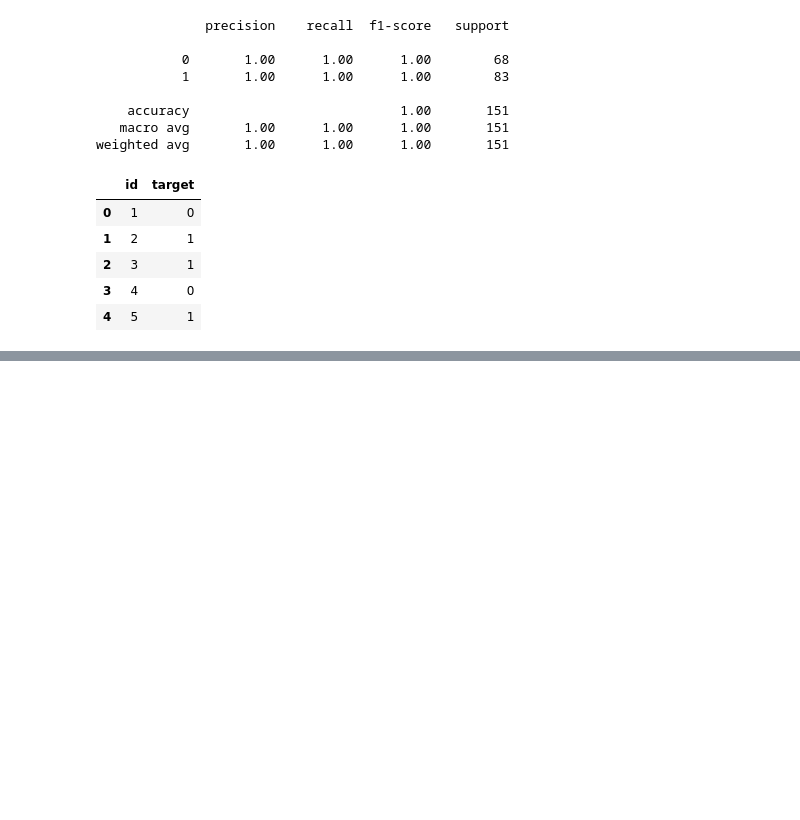
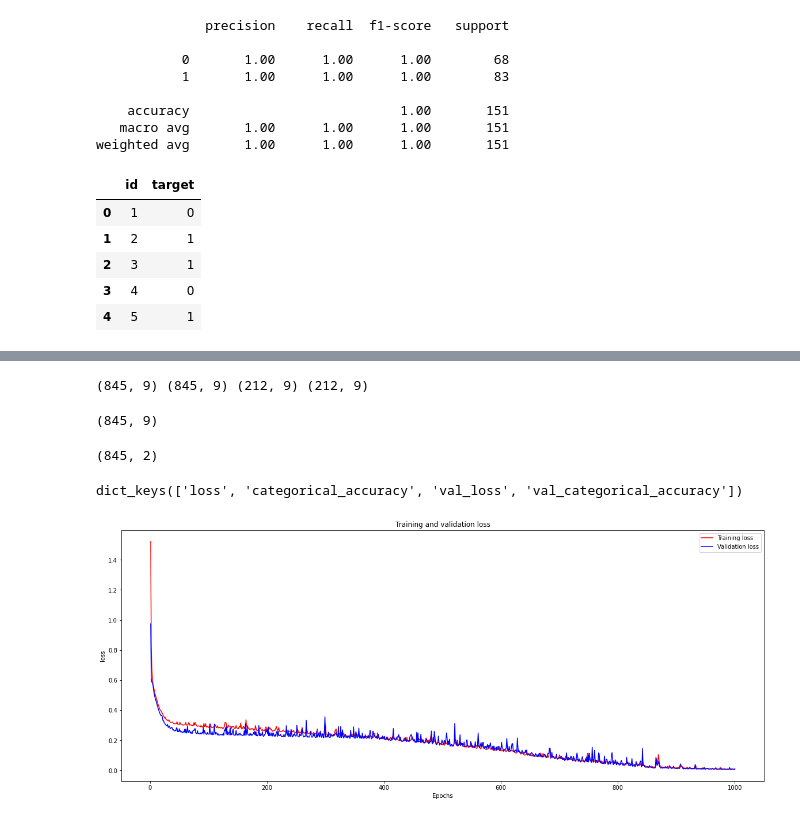
Before and after one commit to Jeong-Beom/TIL, a Jupyter notebook: Self-Study/복습 및 자습/DACON/심장 질환 예측 경진대회(Basic)/Model_01.ipynb, the cells around one changed output, grey strips where cells are left out. Saved outputs shown, nothing was run; the diff lists cells and outputs as text; code cells hidden in the pictures; blank space fills up the shorter version.

```diff
--- a/Self-Study/복습 및 자습/DACON/심장 질환 예측 경진대회(Basic)/Model_01.ipynb
+++ b/Self-Study/복습 및 자습/DACON/심장 질환 예측 경진대회(Basic)/Model_01.ipynb
@@ -170,0 +236,64 @@ pd.read_csv(PATH + 'sample_submission(DT).csv').head()
+# %%
+# 학습데이터로 사용하기 위해 pandas파일을 numpy파일로 변환
+print(X_train.shape, X_train.to_numpy().shape, X_test.shape, X_test.to_numpy().shape)
+X_train = X_train.to_numpy()
+X_test = X_test.to_numpy()
+y_train = y_train.target.to_numpy()
+y_test = y_test.target.to_numpy()
+# %% [output]
+(845, 9) (845, 9) (212, 9) (212, 9)
+# %%
+# 신경망 분류모델 작성
+import tensorflow as tf
+from tensorflow.keras.models import Sequential
+from tensorflow.keras.layers import Dense
+from tensorflow.keras.utils import to_categorical
+
+# quality가 범주형이므로 범주형으로 변환
+y_train = to_categorical(y_train)
+y_test = to_categorical(y_test)
+
+print(X_train.shape)
+# %% [output]
+(845, 9)
+# %%
+y_train.shape
+# %% [output]
+(845, 2)
+# %%
+# 입력데이터의 형태를 반드시 입력해주어야 함
+# 차원이 6개 -> input값 일치화
+model = Sequential()
+model.add(Dense(64, activation = 'relu', input_shape = (9, ))) # 6차원의 데이터를 입력으로 받고, 64개의 출력 가지는 첫번째 Dense층
+model.add(Dense(32, activation = 'relu')) # 32개의 출력을 가지는 Dense층
+model.add(Dense(16, activation = 'relu')) # 16개의 출력을 가지는 Dense층
+model.add(Dense(8, activation = 'relu')) # 8개의 출력을 가지는 Dense층
+model.add(Dense(2, activation = 'softmax')) # 9개의 출력을 가지는 신경망(마지막은 반드시 y의 변수 종류수와 일치시켜줄 것)
+
+# 학습과정 설정하기
+# 옵티마이저 : Adam, 손실함수 : categorical_crossentropy, 모니터링할 평가지표 : acc
+model.compile(optimizer=tf.keras.optimizers.Adam(), loss = 'categorical_crossentropy', metrics=[tf.keras.metrics.CategoricalAccuracy()])
+model.summary()
+# 모델학습하기
+history = model.fit(X_train, y_train, epochs = 1000, batch_size = 128, validation_data = (X_test, y_test))
+# %%
+history_dict = history.history
+history_dict.keys()
+# %% [output]
+dict_keys(['loss', 'categorical_accuracy', 'val_loss', 'val_categorical_accuracy'])
+# %%
+import matplotlib.pyplot as plt
+history_dict = history.history
+loss = history_dict['loss']
+val_loss = history_dict['val_loss']
+epochs = range(1, len(loss)+1)
+plt.figure(figsize = (20, 8))
+plt.plot(epochs, loss, 'r', label = 'Training loss')
+plt.plot(epochs, val_loss, 'b', label = 'Validation loss')
+plt.title('Training and validation loss')
+plt.xlabel('Epochs')
+plt.ylabel('loss')
+plt.legend()
+plt.show()
+# %% [output]
+[figure, added]
```
Also changed, not shown: parts of 16 cells of this notebook, 1 other file.
